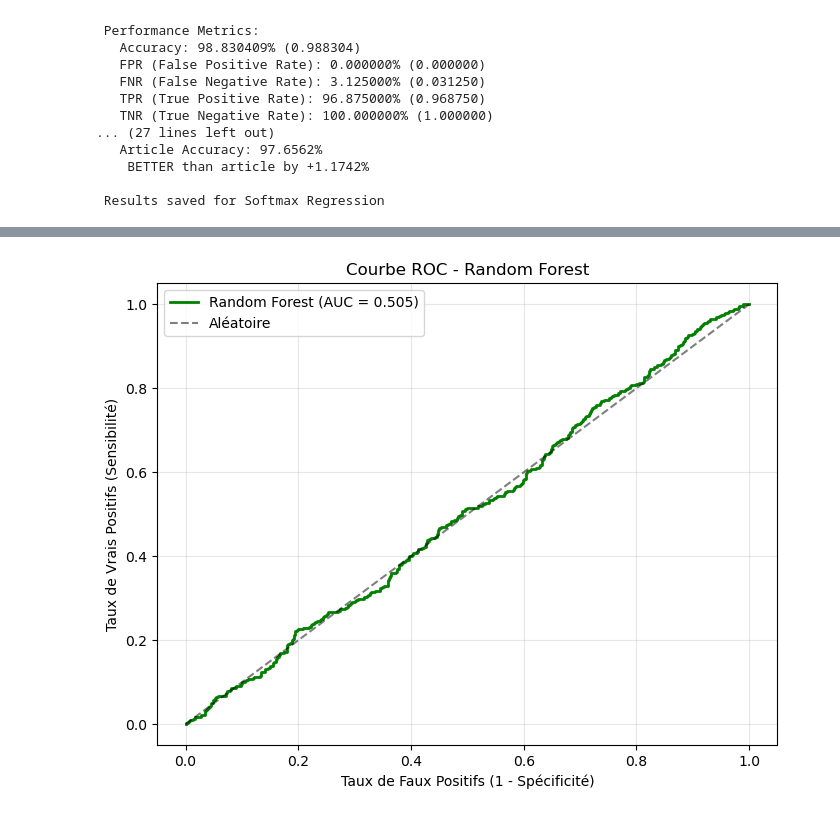
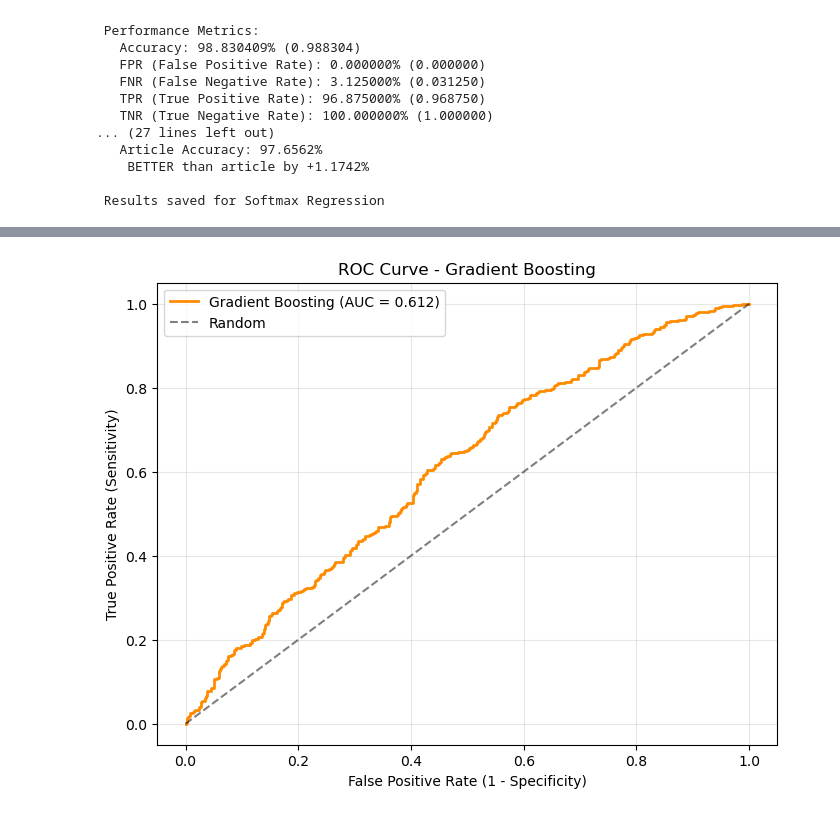
Before and after one commit to RayanAloui/Breast_Cancer_Detection_Project, a Jupyter notebook: Projet final MLA.ipynb, the cells around one changed output, grey strips where cells are left out. Drawn from its saved outputs; the diff is of its cells as text; code cells hidden in the pictures.

```diff
--- a/Projet final MLA.ipynb
+++ b/Projet final MLA.ipynb
@@ -1087,7 +1121,7 @@ print(f"\n Standardization verified - features scaled to mean=0, std=1")
 # %%
 # Use ANOVA F-value for feature selection
 selector = SelectKBest(score_func=f_classif, k='all')
-selector.fit(X_train_scaled, y_train)
+selector.fit(X_train_bal, y_train_bal)
 
 # Get feature scores
 feature_scores = pd.DataFrame({
@@ -2235,0 +2372,16 @@ Model: "grusvm_model"
+# %%
+print("\n--- XGBoost ---")
+xgb = XGBClassifier(
+    n_estimators=100,
+    learning_rate=0.1,
+    random_state=42,
+    eval_metric='logloss'
+)
+
+# 2. ENTRAÎNEMENT
+print("Model Training...")
+xgb.fit(X_train_bal, y_train_bal)
+
+# 3. PRÉDICTIONS
+xgb_pred = xgb.predict(X_test_bal)
+xgb_proba = xgb.predict_proba(X_test_bal)[:, 1]
@@ -3368,41 +4015,52 @@ Faux Négatifs: 354 | Vrais Positifs: 311
 # %%
-accuracy = accuracy_score(y_test, y_pred_rf)
-auc = roc_auc_score(y_test, y_proba_rf)
+accuracy = accuracy_score(y_test_bal, xgb_pred)
+auc = roc_auc_score(y_test_bal, xgb_proba)
 
-print(f"\n RÉSULTATS RANDOM FOREST :")
-print(f"Exactitude (Accuracy): {accuracy:.3f}")
-print(f"AUC-ROC: {auc:.3f}")
+print(f"\nGRADIENT BOOSTING RESULTS:")
+print(f"Accuracy : {accuracy_score(y_test_bal, xgb_pred):.3f}")
+print(f"AUC      : {roc_auc_score(y_test_bal, xgb_proba):.3f}")
+print(f"Precision: {precision_score(y_test_bal, xgb_pred):.3f}")
+print(f"Recall   : {recall_score(y_test_bal, xgb_pred):.3f}")
+print(f"F1-score : {f1_score(y_test_bal, xgb_pred):.3f}")
 
-# Rapport détaillé
-print("\n RAPPORT DE CLASSIFICATION :")
-print(classification_report(y_test, y_pred_rf,
-                          target_names=['Sain (0)', 'Patient (1)']))
+# Detailed report
+print("\nCLASSIFICATION REPORT:")
+print(classification_report(
+    y_test_bal,
+    xgb_pred,
+    target_names=['Healthy (0)', 'Patient (1)']
+))
 
-# 5. MATRICE DE CONFUSION
-cm = confusion_matrix(y_test, y_pred_rf)
-print("\n MATRICE DE CONFUSION :")
-print(f"Vrais Négatifs: {cm[0,0]} | Faux Positifs: {cm[0,1]}")
-print(f"Faux Négatifs: {cm[1,0]} | Vrais Positifs: {cm[1,1]}")
+# 5. CONFUSION MATRIX
+cm = confusion_matrix(y_test_bal, xgb_pred)
+print("\nCONFUSION MATRIX:")
+print(f"True Negatives: {cm[0,0]} | False Positives: {cm[0,1]}")
+print(f"False Negatives: {cm[1,0]} | True Positives: {cm[1,1]}")
 
-# Calculer la sensibilité et spécificité
-sensibilite = cm[1,1] / (cm[1,1] + cm[1,0])  # Recall/Sensibilité
-specificite = cm[0,0] / (cm[0,0] + cm[0,1])  # Spécificité
+# Clinical metrics
+sensitivity = cm[1,1] / (cm[1,1] + cm[1,0]) if (cm[1,1] + cm[1,0]) > 0 else 0
+specificity = cm[0,0] / (cm[0,0] + cm[0,1]) if (cm[0,0] + cm[0,1]) > 0 else 0
 
-print(f"\n MÉTRIQUES CLINIQUES :")
-print(f"Sensibilité (détection patients): {sensibilite:.3f}")
-print(f"Spécificité (détection sains): {specificite:.3f}")
+print(f"\nCLINICAL METRICS:")
+print(f"Sensitivity: {sensitivity:.3f}")
+print(f"Specificity: {specificity:.3f}")
 
-# 7. COURBE ROC
+# 7. ROC CURVE
 from sklearn.metrics import roc_curve
 
-fpr, tpr, thresholds = roc_curve(y_test, y_proba_rf)
+fpr, tpr, thresholds = roc_curve(y_test_bal, xgb_proba)
 
 plt.figure(figsize=(8, 6))
-plt.plot(fpr, tpr, label=f'Random Forest (AUC = {auc:.3f})', color='green', linewidth=2)
-plt.plot([0, 1], [0, 1], 'k--', label='Aléatoire', alpha=0.5)
-plt.xlabel('Taux de Faux Positifs (1 - Spécificité)')
-plt.ylabel('Taux de Vrais Positifs (Sensibilité)')
-plt.title('Courbe ROC - Random Forest')
+plt.plot(
+    fpr, tpr,
+    label=f'Gradient Boosting (AUC = {auc:.3f})',
+    color='darkorange',
+    linewidth=2
+)
+plt.plot([0, 1], [0, 1], 'k--', label='Random', alpha=0.5)
+plt.xlabel('False Positive Rate (1 - Specificity)')
+plt.ylabel('True Positive Rate (Sensitivity)')
+plt.title('ROC Curve - Gradient Boosting')
 plt.legend()
 plt.grid(True, alpha=0.3)
 plt.show()
@@ -3427 +4085 @@ Spécificité (détection sains): 0.477
-[figure, old version]
+[figure, new version]
```
Also changed, not shown: parts of 98 cells of this notebook, 1 other file.
